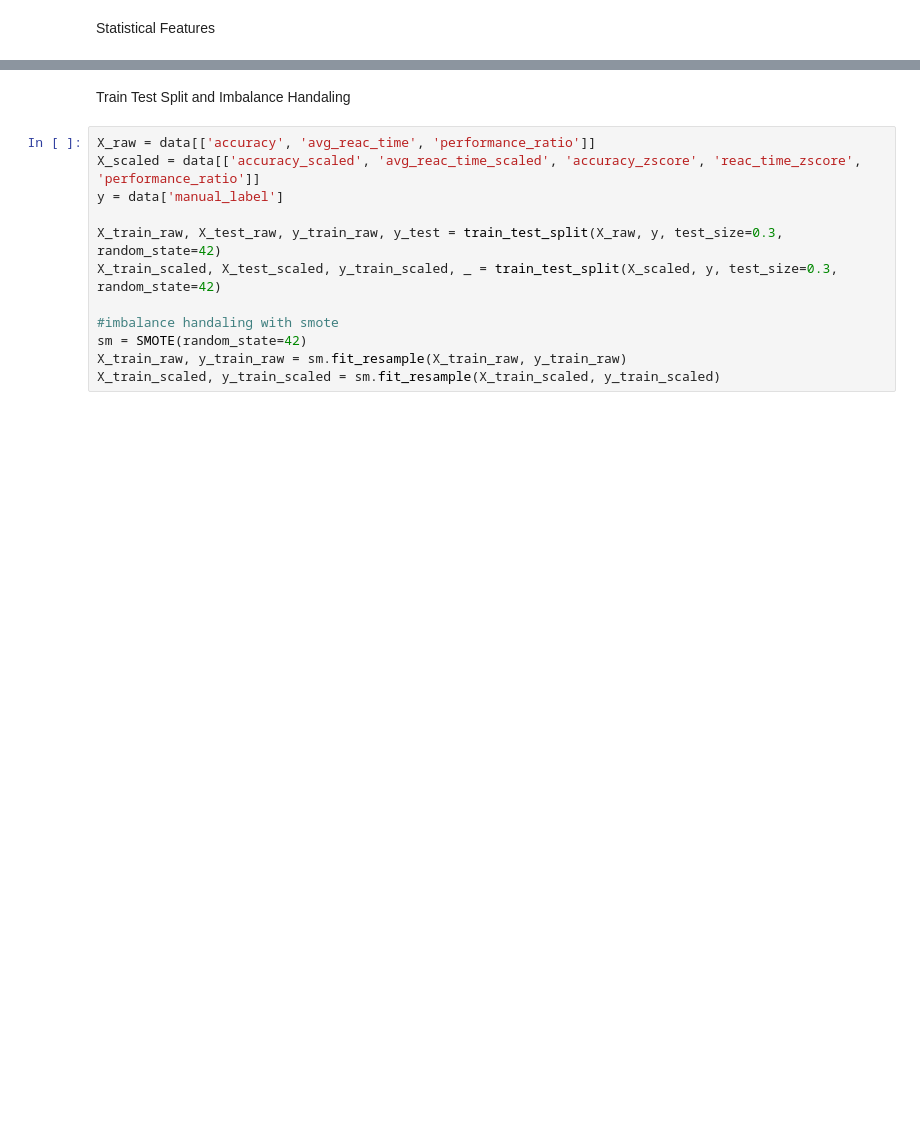
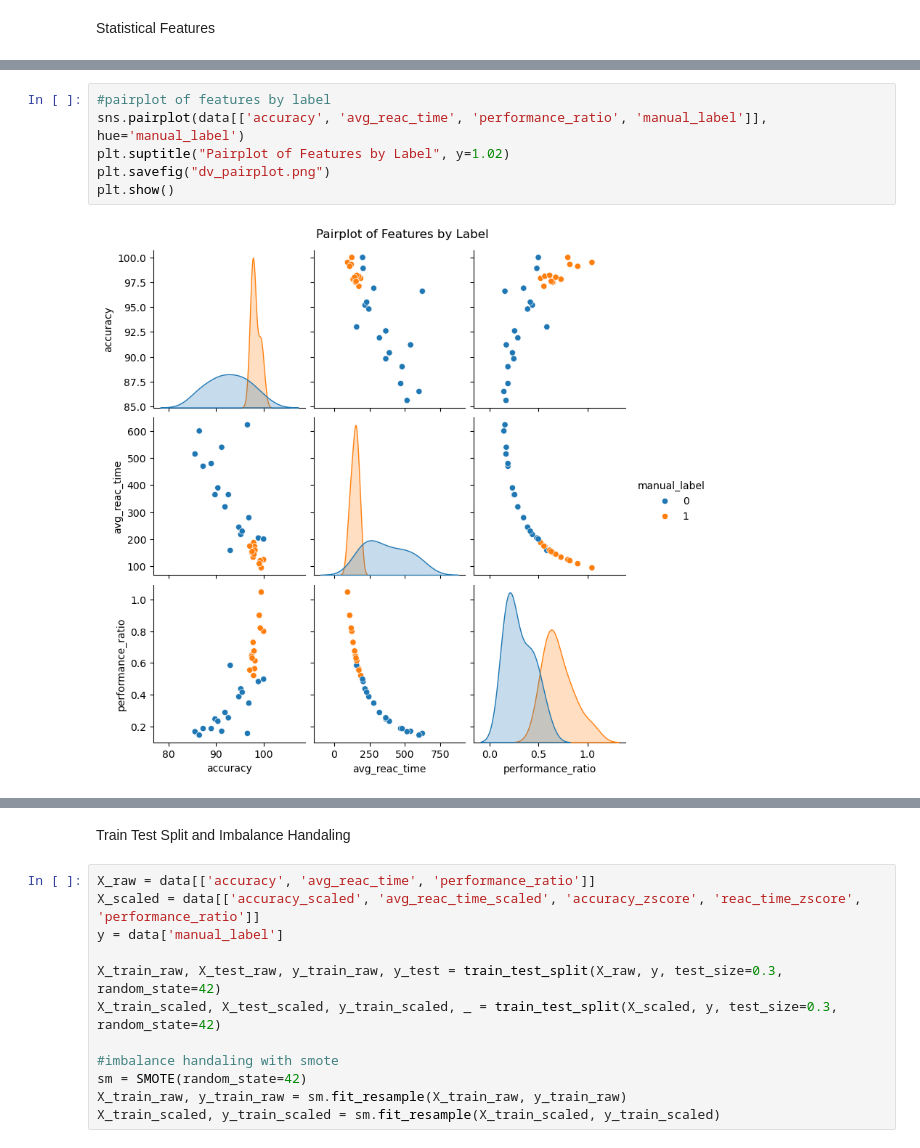
Before and after one commit to mumtahenaIslam/cse445, a Jupyter notebook: Mini Project 2/2212087642_mp02.ipynb, the cells around one changed output, grey strips where cells are left out. Saved outputs shown, nothing was run; the diff lists cells and outputs as text; blank space fills up the shorter version.

```diff
--- a/Mini Project 2/2212087642_mp02.ipynb
+++ b/Mini Project 2/2212087642_mp02.ipynb
@@ -73,0 +148,8 @@ data.head()
+# %%
+#pairplot of features by label
+sns.pairplot(data[['accuracy', 'avg_reac_time', 'performance_ratio', 'manual_label']], hue='manual_label')
+plt.suptitle("Pairplot of Features by Label", y=1.02)
+plt.savefig("dv_pairplot.png")
+plt.show()
+# %% [output]
+[figure, added]
```
Also changed, not shown: parts of 21 cells of this notebook, 4 other files.
